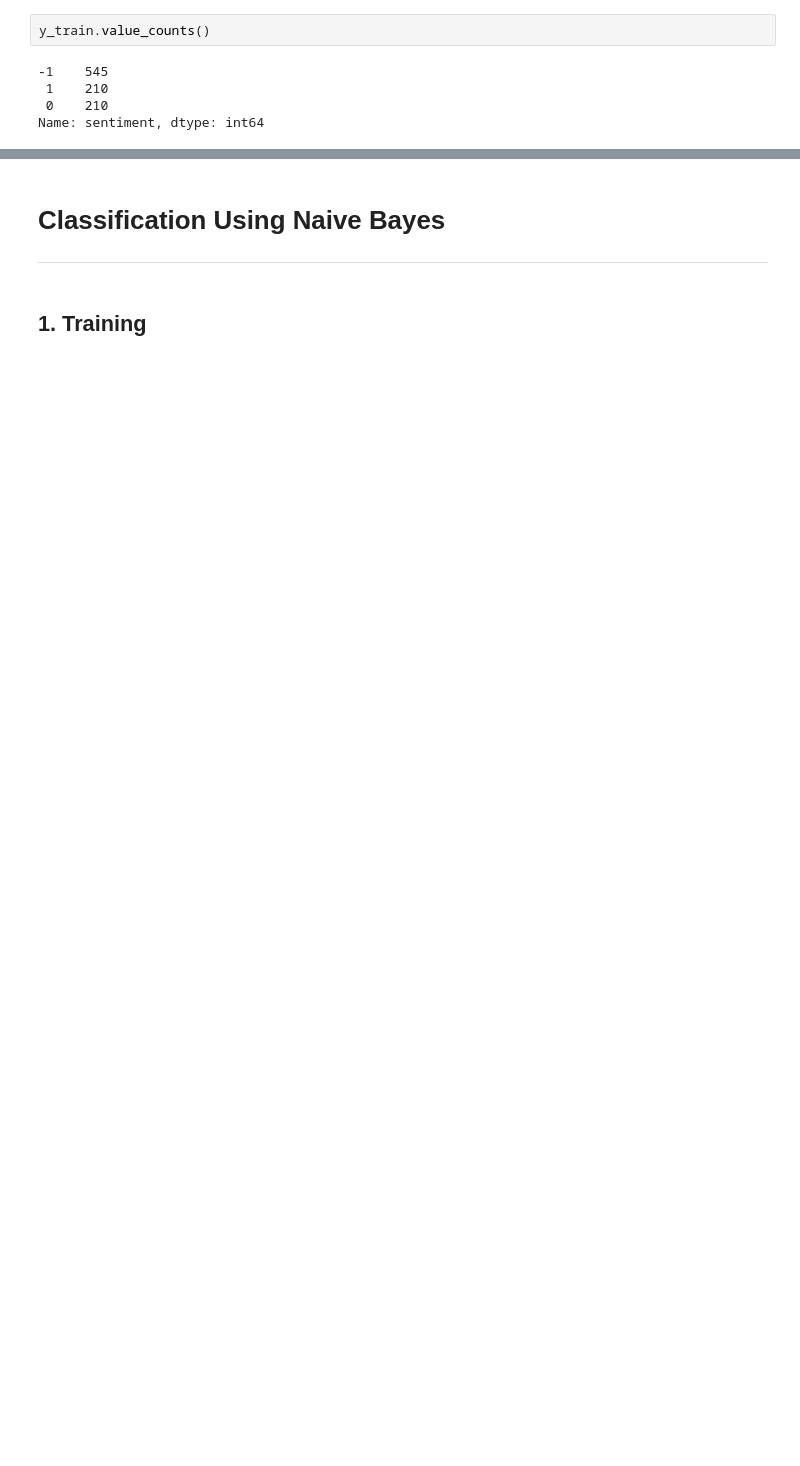
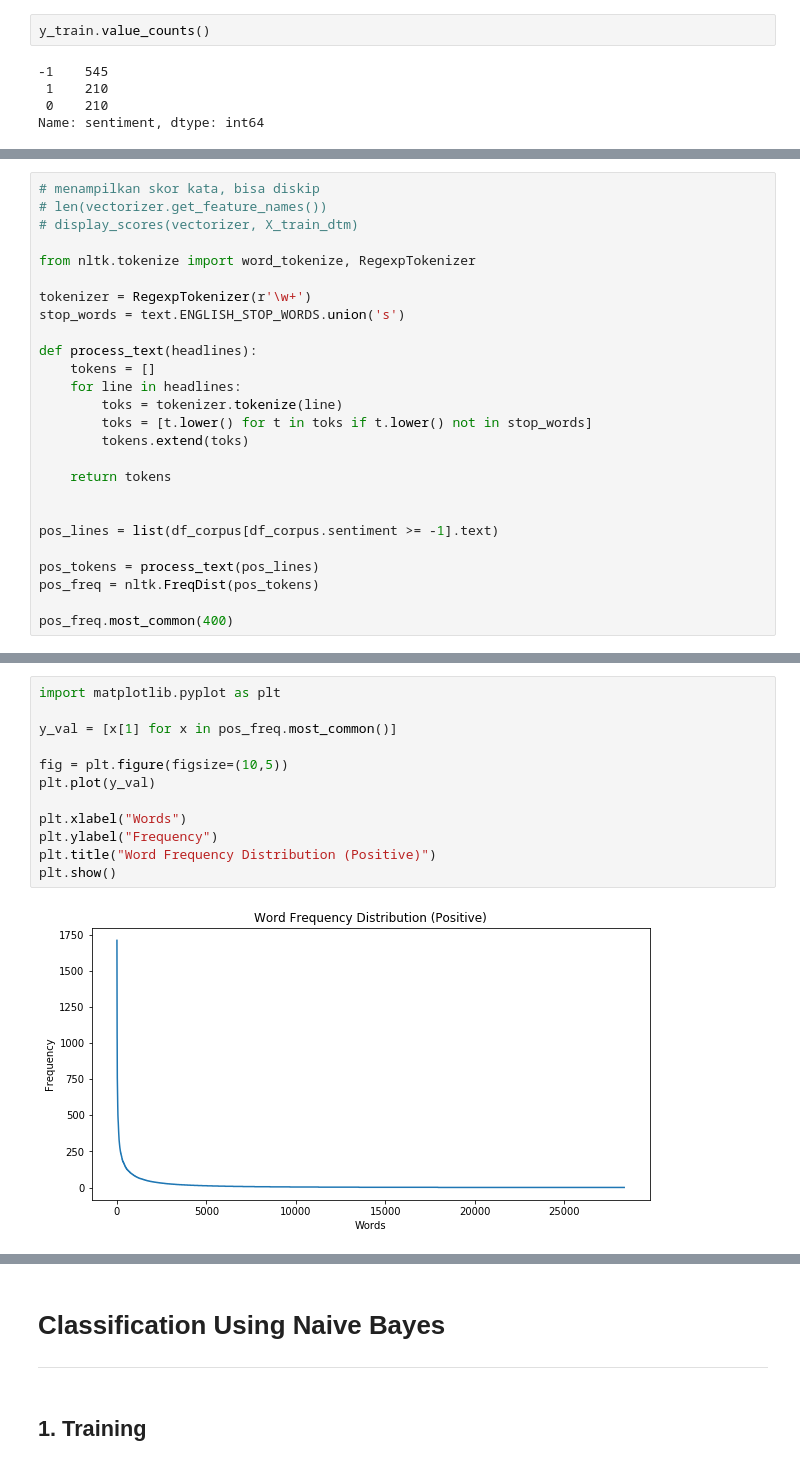
Before and after one commit to ProjectA3BD/nlp, a Jupyter notebook: News Sentiment Analysis.ipynb, the cells around one changed output, grey strips where cells are left out. Cells and saved outputs as stored; diff of their text form; blank space fills up the shorter version.

```diff
--- a/News Sentiment Analysis.ipynb
+++ b/News Sentiment Analysis.ipynb
@@ -147,0 +197,26 @@ display_scores(vectorizer, X_train_dtm)
+# %%
+# menampilkan skor kata, bisa diskip
+# len(vectorizer.get_feature_names())
+# display_scores(vectorizer, X_train_dtm)
+
+from nltk.tokenize import word_tokenize, RegexpTokenizer
+
+tokenizer = RegexpTokenizer(r'\w+')
+stop_words = text.ENGLISH_STOP_WORDS.union('s')
+
+def process_text(headlines):
+    tokens = []
+    for line in headlines:
+        toks = tokenizer.tokenize(line)
+        toks = [t.lower() for t in toks if t.lower() not in stop_words]
+        tokens.extend(toks)
+
+    return tokens
+
+
+pos_lines = list(df_corpus[df_corpus.sentiment >= -1].text)
+
+pos_tokens = process_text(pos_lines)
+pos_freq = nltk.FreqDist(pos_tokens)
+
+pos_freq.most_common(400)
@@ -148,3 +241,17 @@ display_scores(vectorizer, X_train_dtm)
+# %%
+import matplotlib.pyplot as plt
+
+y_val = [x[1] for x in pos_freq.most_common()]
+
+fig = plt.figure(figsize=(10,5))
+plt.plot(y_val)
+
+plt.xlabel("Words")
+plt.ylabel("Frequency")
+plt.title("Word Frequency Distribution (Positive)")
+plt.show()
+# %% [output]
+[figure, added]
 # %%
 # menampilkan data transformation matrix, bisa diskip
 
```
Also changed, not shown: parts of 24 cells of this notebook.
